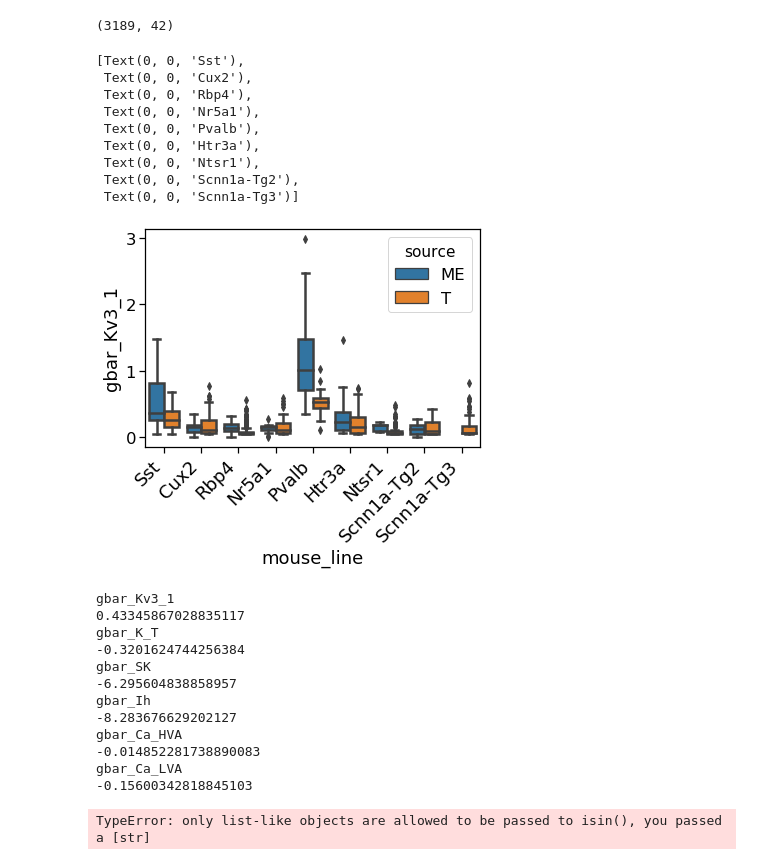
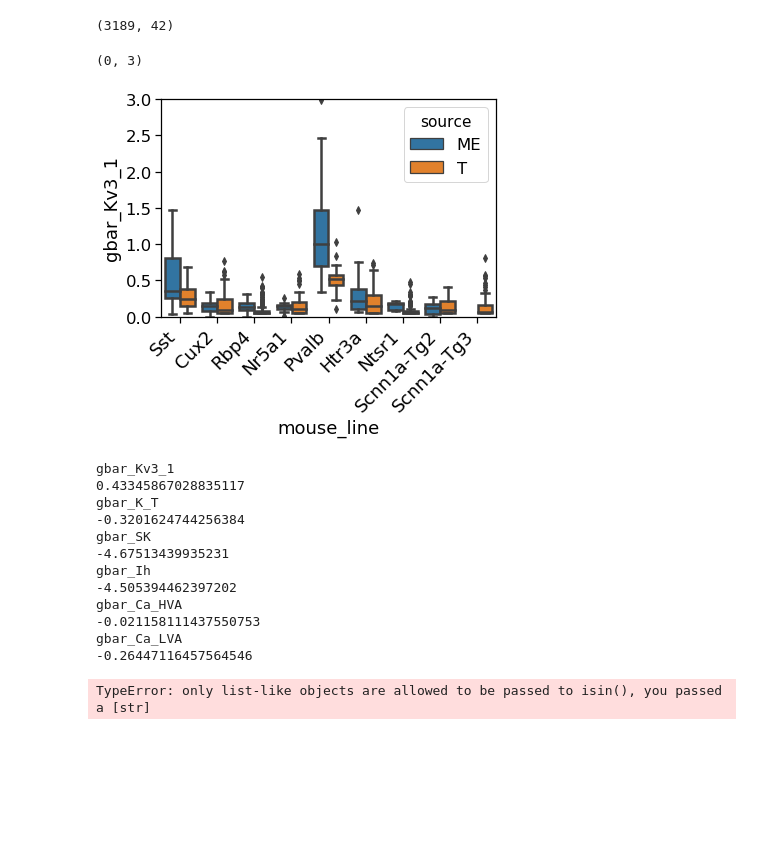
Before and after one commit to allen19981/Conductance_Parameter, a Jupyter notebook: Predictive_comparison.ipynb, the cells around one changed output. Saved outputs shown, nothing was run; the diff lists cells and outputs as text; code cells hidden in the pictures; blank space fills up the shorter version.

```diff
--- a/Predictive_comparison.ipynb
+++ b/Predictive_comparison.ipynb
@@ -405,3 +405,11 @@ predictions = get_gene_exp_cond_predictions(new_cpm, fit_model,  gene_symbol_lis
 # %% [output]
 [140492]
 Use an instance of a link class instead.
+# %%
+import operator
+def get_top_cor_gene_in_family(cond):
+    genes_in_family = related_RNA[cond]
+    subdict = {k:v for k, v in sep_spearman_corr_ranks[cond].items() if k in genes_in_family}
+    gene_symbol = max(subdict.items(), key=operator.itemgetter(1))[0]
+    return gene_symbol
+get_top_cor_gene_in_family('gbar_Kv3_1')
@@ -409,8 +419,9 @@ Use an instance of a link class instead.
 # run all predictions for all conductances on tasic2016 data
 df = pd.DataFrame()
 for cond in related_RNA.keys():
+    top_related_gene = get_top_cor_gene_in_family(cond)
     # gene_symbol_list = related_RNA[cond]
-    gene_symbol_list = [related_RNA[cond][0]]
+    gene_symbol_list = [top_related_gene]
     print(gene_symbol_list)
     fit_model = get_cond_stat_models(cond, gene_symbol_list, sep_layer_cre_parameter_df)
     predictions = get_gene_exp_cond_predictions(new_cpm, fit_model, gene_symbol_list)
@@ -492,29 +503,21 @@ new_new_df.shape
 # %%
 cond = "gbar_Kv3_1"
 ax = sns.boxplot(x="mouse_line", y=cond, hue = 'source', data=new_new_df)
 
 
 ax.set_xticklabels(
     ax.get_xticklabels(),
     rotation=45,
     horizontalalignment='right',
     fontweight='light',
     fontsize='medium'
 
 )
 #ax.set(yscale = "log")
-# ax.set_ylim([0, 3])
+ax.set_ylim([0, 3])
 # %% [output]
-[Text(0, 0, 'Sst'),
- Text(0, 0, 'Cux2'),
- Text(0, 0, 'Rbp4'),
- Text(0, 0, 'Nr5a1'),
- Text(0, 0, 'Pvalb'),
- Text(0, 0, 'Htr3a'),
- Text(0, 0, 'Ntsr1'),
- Text(0, 0, 'Scnn1a-Tg2'),
- Text(0, 0, 'Scnn1a-Tg3')]
+(0, 3)
-[figure, old version]
+[figure, new version]
 # %%
 from scipy.stats.stats import pearsonr
 from sklearn import metrics
@@ -543,13 +546,13 @@ gbar_Kv3_1
 gbar_K_T
 -0.3201624744256384
 gbar_SK
--6.295604838858957
+-4.67513439935231
 gbar_Ih
--8.283676629202127
+-4.505394462397202
 gbar_Ca_HVA
--0.014852281738890083
+-0.021158111437550753
 gbar_Ca_LVA
--0.15600342818845103
+-0.26447116457564546
 # %%
 import matplotlib.gridspec as gridspec
 # Initialize the grid with 3 rows and 3 columns
```
Also changed, not shown: parts of 2 cells of this notebook.
